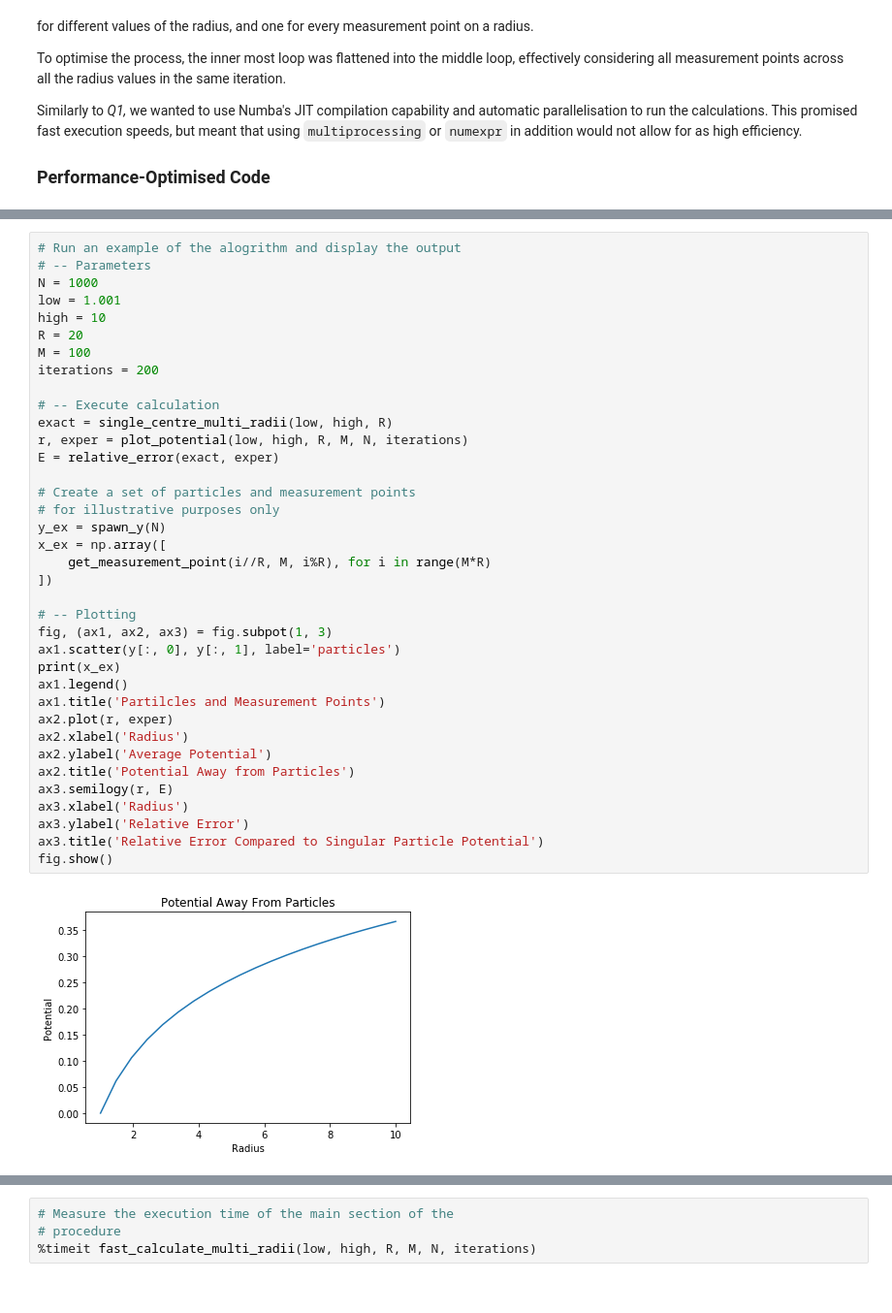
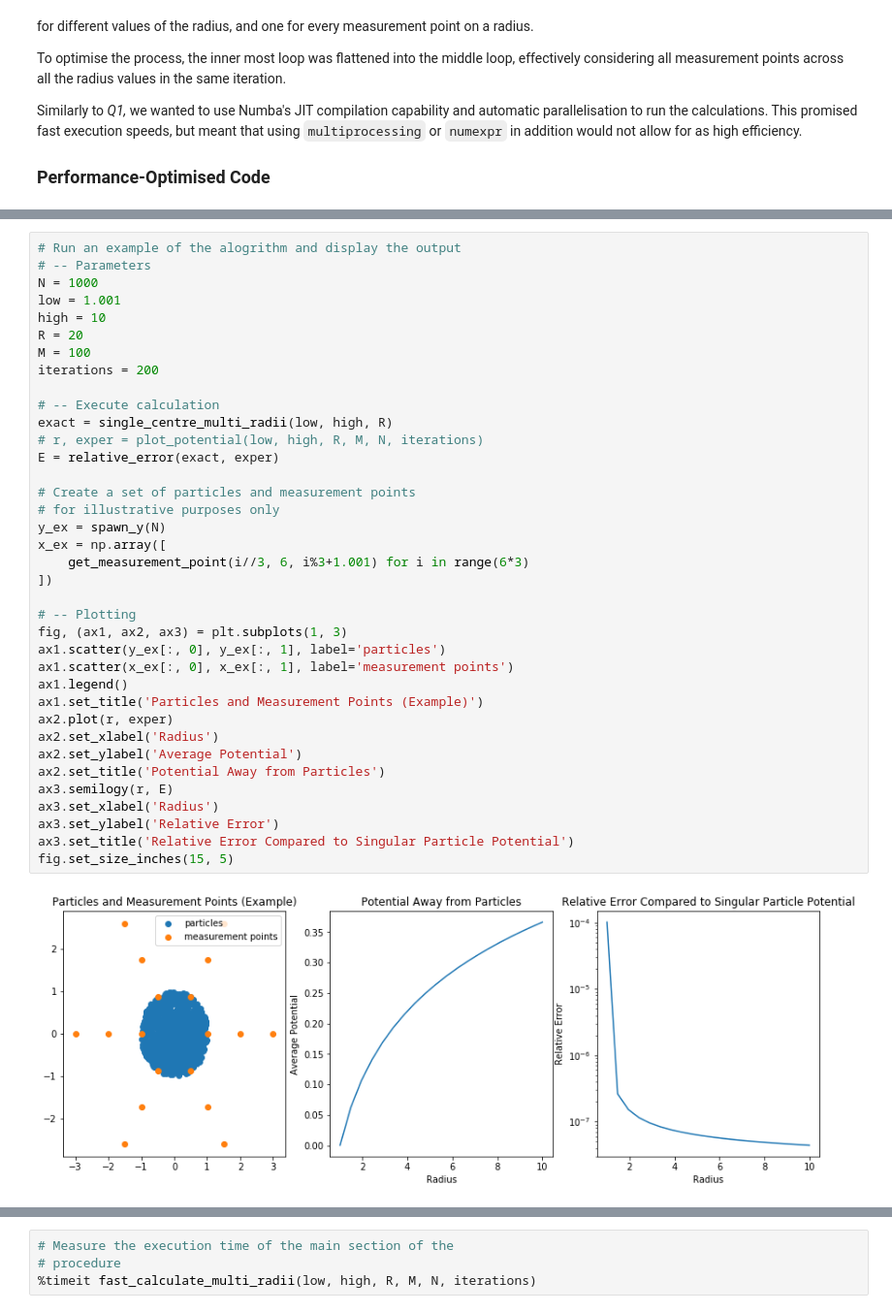
Before and after one commit to sheeshee/High-Performance-Computing-Coursework, a Jupyter notebook: Assignment 1/Assignment 1 Submission.ipynb, the cells around one changed output, grey strips where cells are left out. Shown at 97% size. Cells and saved outputs as stored; diff of their text form.

```diff
--- a/Assignment 1/Assignment 1 Submission.ipynb
+++ b/Assignment 1/Assignment 1 Submission.ipynb
@@ -576,39 +577,39 @@ def plot_potential(low, high, R, M, N, iterations):
 # %%
 # Run an example of the alogrithm and display the output
 # -- Parameters
 N = 1000
 low = 1.001
 high = 10
 R = 20
 M = 100
 iterations = 200
 
 # -- Execute calculation
 exact = single_centre_multi_radii(low, high, R)
-r, exper = plot_potential(low, high, R, M, N, iterations)
+# r, exper = plot_potential(low, high, R, M, N, iterations)
 E = relative_error(exact, exper)
 
 # Create a set of particles and measurement points
 # for illustrative purposes only
 y_ex = spawn_y(N)
 x_ex = np.array([
-    get_measurement_point(i//R, M, i%R), for i in range(M*R)
+    get_measurement_point(i//3, 6, i%3+1.001) for i in range(6*3)
 ])
 
 # -- Plotting
-fig, (ax1, ax2, ax3) = fig.subpot(1, 3)
-ax1.scatter(y[:, 0], y[:, 1], label='particles')
-print(x_ex)
+fig, (ax1, ax2, ax3) = plt.subplots(1, 3)
+ax1.scatter(y_ex[:, 0], y_ex[:, 1], label='particles')
+ax1.scatter(x_ex[:, 0], x_ex[:, 1], label='measurement points')
 ax1.legend()
-ax1.title('Partilcles and Measurement Points')
+ax1.set_title('Particles and Measurement Points (Example)')
 ax2.plot(r, exper)
-ax2.xlabel('Radius')
-ax2.ylabel('Average Potential')
-ax2.title('Potential Away from Particles')
+ax2.set_xlabel('Radius')
+ax2.set_ylabel('Average Potential')
+ax2.set_title('Potential Away from Particles')
 ax3.semilogy(r, E)
-ax3.xlabel('Radius')
-ax3.ylabel('Relative Error')
-ax3.title('Relative Error Compared to Singular Particle Potential')
-fig.show()
+ax3.set_xlabel('Radius')
+ax3.set_ylabel('Relative Error')
+ax3.set_title('Relative Error Compared to Singular Particle Potential')
+fig.set_size_inches(15, 5)
 # %% [output]
-[figure, old version]
+[figure, new version]
```
Also changed, not shown: parts of 6 cells of this notebook.
